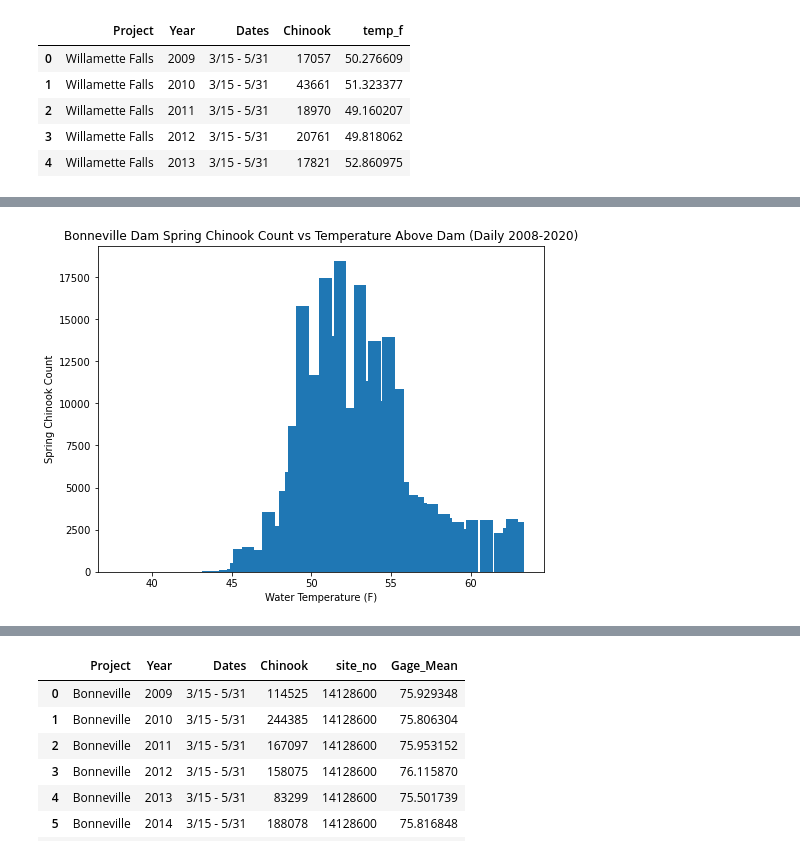
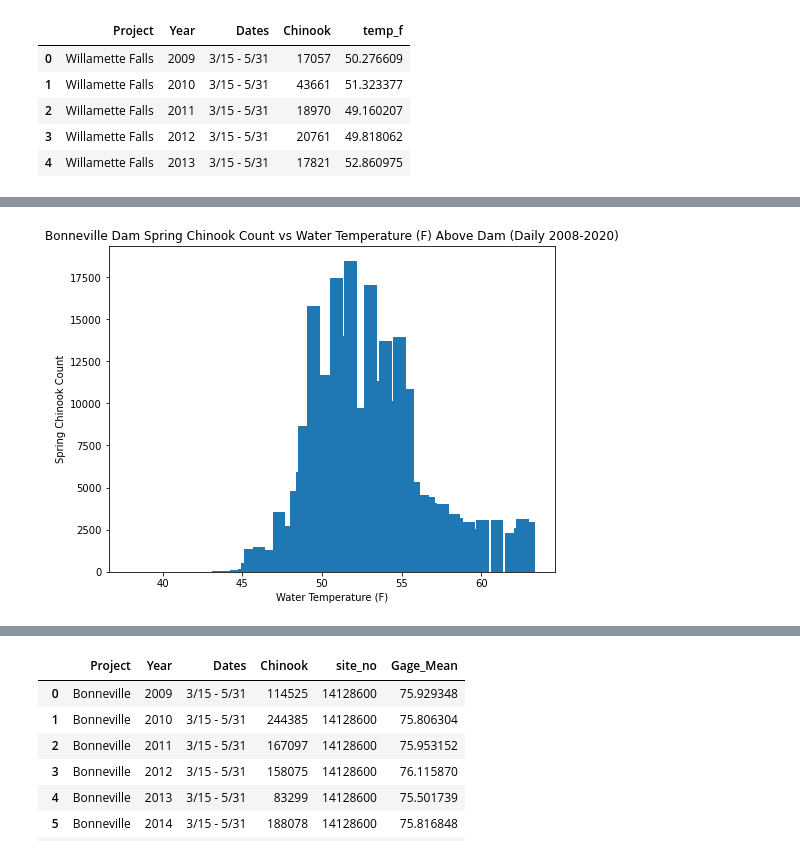
Before and after one commit to jayhjman/bootcamp-project1, a Jupyter notebook: last_willamette.ipynb, the cells around one changed output, grey strips where cells are left out. Cells and saved outputs as stored; diff of their text form; code cells hidden in the pictures.

```diff
--- a/last_willamette.ipynb
+++ b/last_willamette.ipynb
@@ -234,14 +235,14 @@ ax.plot(yearly_bonneville_salmon_df["Year"], yearly_bonneville_salmon_df["Chin"]
 # %%
 # Plot bar char distribution
 fig, ax = plt.subplots(figsize=(8,6))
 ax.set_xlabel("Water Temperature (F)")
 ax.set_ylabel("Spring Chinook Count")
-ax.set_title("Bonneville Dam Spring Chinook Count vs Temperature Above Dam (Daily 2008-2020)")
+ax.set_title("Bonneville Dam Spring Chinook Count vs Water Temperature (F) Above Dam (Daily 2008-2020)")
 ax.bar(clean_temp_above_bonn_df["temperature_f"], clean_temp_above_bonn_df["Chin"])
 plt.savefig(daily_image_path + "bonn_above_daily_bar_temp.png")
 plt.show()
 # %% [output]
-[figure, old version]
+[figure, new version]
 # %%
 # Plot a scatter and regression of temperature and salmon counts to see if any correlation
 
```
Also changed, not shown: parts of 15 cells of this notebook, 15 other files.
